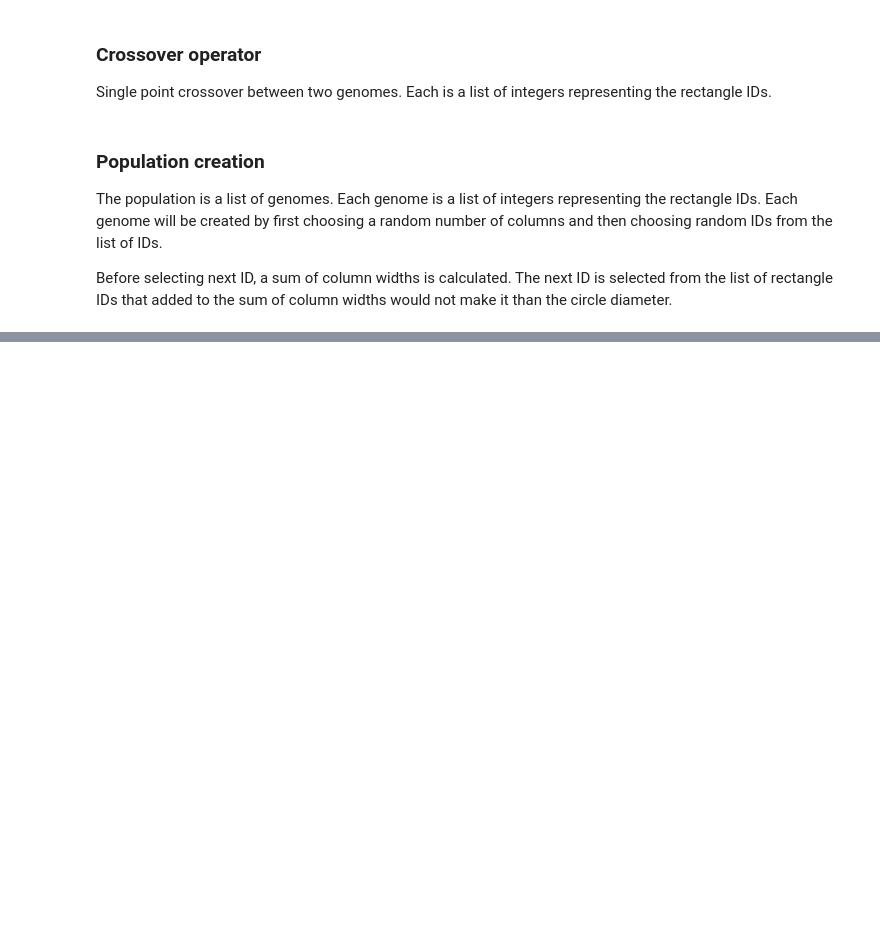
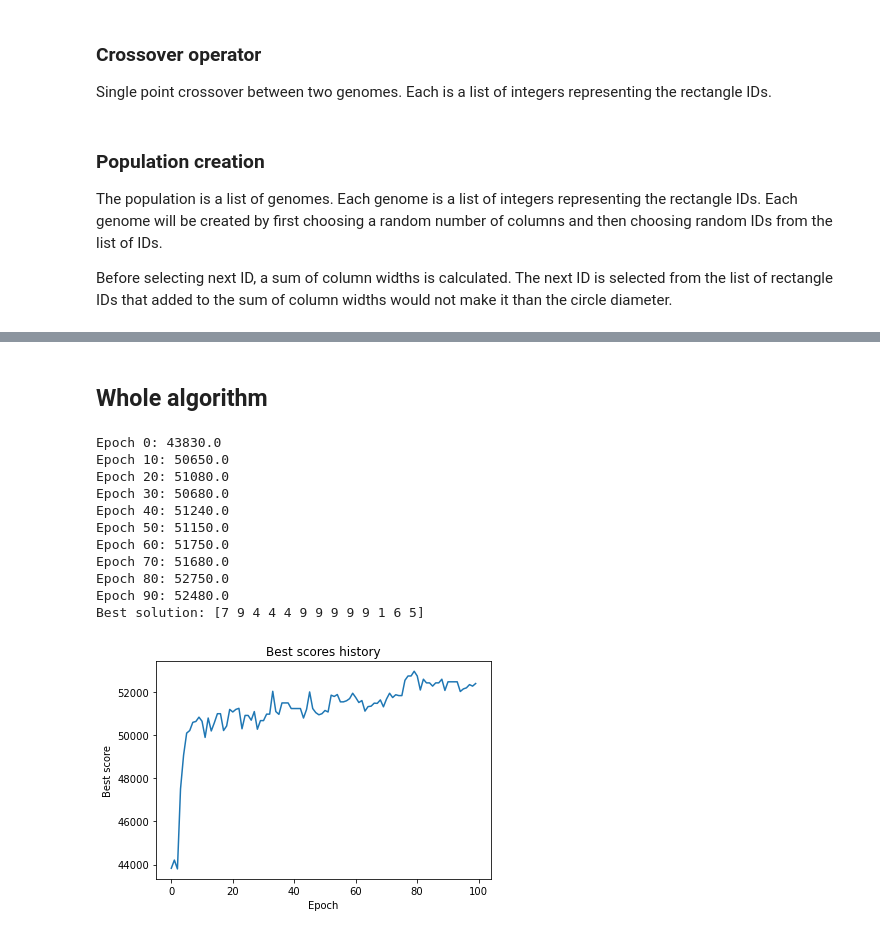
Before and after one commit to mstaczek/miowad, a Jupyter notebook: AE/lab2.ipynb, the cells around one changed output, grey strips where cells are left out. Cells and saved outputs as stored; diff of their text form; code cells hidden in the pictures; blank space fills up the shorter version.

Commit message:
AE lab2 add algorithm

```diff
--- a/AE/lab2.ipynb
+++ b/AE/lab2.ipynb
@@ -71,0 +300,5 @@ Before selecting next ID, a sum of column widths is calculated. The next ID is s
+# %%
+def remove_rectangle(genome):
+    random_position = random.randint(0, len(genome)-1)
+    genome = np.delete(genome, random_position)
+    return genome
@@ -71,0 +390,12 @@ Before selecting next ID, a sum of column widths is calculated. The next ID is s
+# %%
+def tournament(population,scores,tournament_size):
+    selected = np.random.choice(population_size,size=population_size,replace=True)
+    for i,selected_id in enumerate(selected):
+        for new_id in np.random.choice(population_size,size=tournament_size,replace=True):
+            if scores[selected_id] < scores[new_id]:
+                selected[i] = new_id
+    selected = selected.astype(np.int64)
+    return list(itemgetter(*selected)(population))
+# %%
+scores = get_scores(population,matrix, radius)
+tournament(population,scores,2) [ :10]
@@ -71,0 +413,43 @@ Before selecting next ID, a sum of column widths is calculated. The next ID is s
+# %% [markdown]
+## Whole algorithm
+# %%
+matrix = dfs[file_names[0]]
+radius = int(file_names[0])
+# %%
+population_size = 100
+tournament_size = 3
+epochs = 100
+dim=3
+
+population = get_population(diameter, matrix, population_size)
+best_solution, best_score = 0, get_scores(population[0].reshape((1,-1)),matrix, radius)[0]
+best_scores_history = []
+for epoch in range(epochs):
+    population = crossover_population(population, matrix, diameter)
+    population = mutate_population(population, matrix, diameter)
+    scores = get_scores(population,matrix, radius)
+    best_solution, best_score = population[np.argmax(scores)], np.max(scores)
+    if epoch % 10 == 0:
+        print(f"Epoch {epoch}: {best_score}")
+    best_scores_history.append(best_score)
+    population = tournament(population,scores,tournament_size)
+print(f"Best solution: {best_solution}")
+import matplotlib.pyplot as plt
+plt.plot(best_scores_history)
+plt.title("Best scores history")
+plt.xlabel("Epoch")
+plt.ylabel("Best score")
+plt.show()
+# %% [output]
+Epoch 0: 43830.0
+Epoch 10: 50650.0
+Epoch 20: 51080.0
+Epoch 30: 50680.0
+Epoch 40: 51240.0
+Epoch 50: 51150.0
+Epoch 60: 51750.0
+Epoch 70: 51680.0
+Epoch 80: 52750.0
+Epoch 90: 52480.0
+Best solution: [7 9 4 4 4 9 9 9 9 9 1 6 5]
+[figure, added]
```
Also changed, not shown: parts of 37 cells of this notebook.
